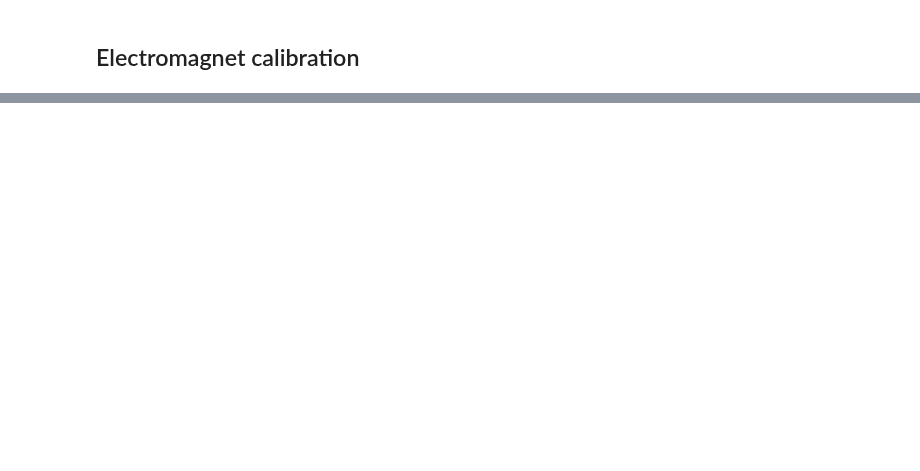
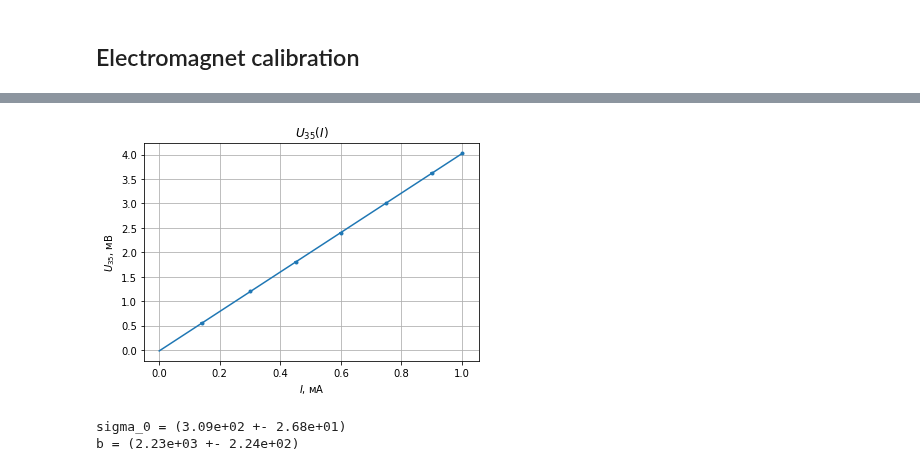
Before and after one commit to futherus/mipt_lab, a Jupyter notebook: 3.3.4/processing.ipynb, the cells around one changed output, grey strips where cells are left out. Cells and saved outputs as stored; diff of their text form; code cells hidden in the pictures; blank space fills up the shorter version.

```diff
--- a/3.3.4/processing.ipynb
+++ b/3.3.4/processing.ipynb
@@ -87,2 +289,18 @@ def lin_plot(x, y, label = None, color = None, xerr = 0, yerr = 0,
+# %%
+class setup:
+    dummy = 0
+
+    em_SN = 75 * 10**-4    # m^2 -- effective area of probe coil
+    wb_err = 0.015 * 10    # mWb -- error of webermeter
+    tl_eps = 0.06          #     -- relative error of teslameter
+    em_supply = 0.005      # A   -- error of electromagnet power supply
+
+    B_eps = 0.05           #     -- relative error of magnetic field
+    A2_err = 0.005         # mA  -- relative error of main current in plate
+    V1_err = 3.5           # mkV -- error of Hall's EMF
+    plate_h = 1.0          # mm  -- plate thickness
+    plate_l = 5.0          # mm  -- plate length
+    plate_a = 4.0          # mm  -- plate width
+    plate_err = 0.05       # mm  -- error of plate size
 # %% [markdown]
 ## Electromagnet calibration
@@ -553,0 +564,9 @@ plt.savefig("c_sqrt_T.pdf")
+# %%
+xls = {
+    'I, mA' : 'I',
+    'U_35, mV' : 'U',
+}
+
+cond_data = read_excel("data/334.ods", usecols = range(6, 8), header = 0, nrows = 7)
+cond_data = map_excel(cond_data, xls)
+cond_data
@@ -553,0 +582,35 @@ plt.savefig("c_sqrt_T.pdf")
+# %%
+cond_fmt = {
+    'I' : ['$I$, мА', '{:.2f}', 0],
+    'U' : ['$U_{35}$, мВ', '{:.3f}', 0],
+}
+
+cond_tbl = table(cond_data, cond_fmt)
+cond_tbl.rename().to_latex('gen/cond_UI.tex')
+# %%
+d = cond_tbl.get_data()
+x_clean, y_clean, equ = plot(d['I'], d['U'], xerr = setup.A2_err, yerr = setup.V1_err / 10 ** 3, x_min = 0)
+mnk_tbl = mnk(x_clean, y_clean, file = 'gen/cond_UI_mnk.tex')
+cond_k = float(mnk_tbl.get_data()['a'])
+
+plt.title("$U_{35} (I)$")
+plt.xlabel("$I$, мА")
+plt.ylabel("$U_{35}$, мВ")
+plt.grid(True)
+
+plt.savefig("gen/cond_UI.pdf")
+# %% [output]
+[figure, added]
+# %%
+m = mnk_tbl.get_data()
+
+sigma_0 = setup.plate_l / (float(m['a']) * setup.plate_h * setup.plate_a) * 10**3
+sigma_0_err = sigma_0 * np.sqrt( (float(m['da'])/float(m['a']))**2 + 3*(setup.plate_err / setup.plate_h)**2 )
+print('sigma_0 = ({:.2e} +- {:.2e})'.format(sigma_0, sigma_0_err))
+
+b = sigma_0 / (1.6 * 10**-19 * n) * 10**4
+b_err = b * np.sqrt( (sigma_0_err / sigma_0)**2 + (n_err / n)**2 )
+print('b = ({:.2e} +- {:.2e})'.format(b, b_err))
+# %% [output]
+sigma_0 = (3.09e+02 +- 2.68e+01)
+b = (2.23e+03 +- 2.24e+02)
```
Also changed, not shown: parts of 46 cells of this notebook, 18 other files.
